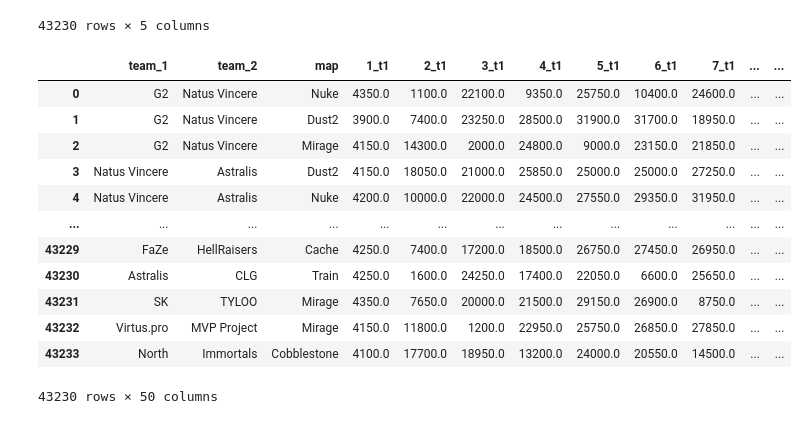
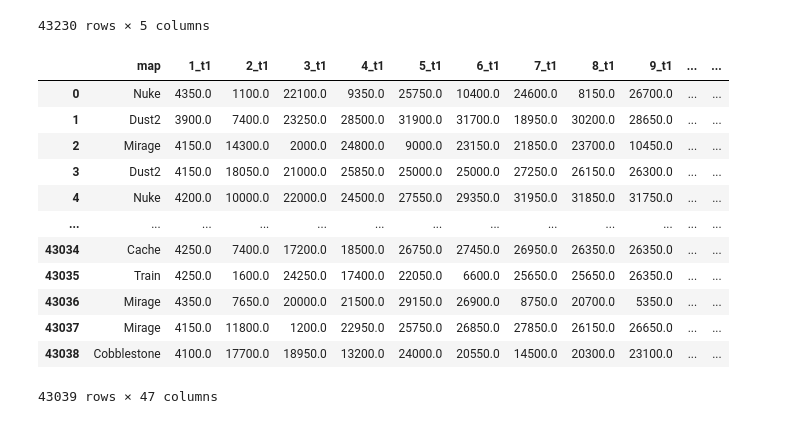
Before and after one commit to wilgaboury/cmsc320-final, a Jupyter notebook: final_project.ipynb, the cells around one changed output. Saved outputs shown, nothing was run; the diff lists cells and outputs as text; code cells hidden in the pictures.

```diff
--- a/final_project.ipynb
+++ b/final_project.ipynb
@@ -47,23 +48,30 @@ csgo_df[['t1_start_ct', '1_winner', '30_winner', 'map', 'win_ratio']]
 | 43233 | False | True | None | Cobblestone | 13 |
 43230 rows × 5 columns
 # %%
+maps = ["Nuke", "Dust2", "Mirage", "Train", "Cache", "Cobblestone", "Vertigo", "Inferno", "Overpass"]
+
 classifier_df = csgo_df.copy()
-classifier_df = classifier_df.drop(['event_id', 'match_id', 'date', 'best_of'], axis=1)
+classifier_df = classifier_df.drop(['event_id', 'match_id', 'date', 'best_of', 'team_1', 'team_2'], axis=1)
 classifier_df = classifier_df.drop(classifier_df.loc[:, '16_winner': '30_winner'].columns, axis=1)
 classifier_df = classifier_df.drop(classifier_df.loc[:, '16_t1': '30_t1'].columns, axis=1)
 classifier_df = classifier_df.drop(classifier_df.loc[:, '16_t2': '30_t2'].columns, axis=1)
+classifier_df = classifier_df.query("map in list(" + str(maps) + ")")
+classifier_df.reset_index(inplace = True, drop = True)
+label_df = classifier_df["win_ratio"]
+classifier_df = classifier_df.drop(['win_ratio'], axis=1)
+
 classifier_df
 # %% [output]
-|  | team_1 | team_2 | map | 1_t1 | 2_t1 | 3_t1 | 4_t1 | 5_t1 | 6_t1 | 7_t1 | ... | ... |
-| 0 | G2 | Natus Vincere | Nuke | 4350.0 | 1100.0 | 22100.0 | 9350.0 | 25750.0 | 10400.0 | 24600.0 | ... | ... |
-| 1 | G2 | Natus Vincere | Dust2 | 3900.0 | 7400.0 | 23250.0 | 28500.0 | 31900.0 | 31700.0 | 18950.0 | ... | ... |
-| 2 | G2 | Natus Vincere | Mirage | 4150.0 | 14300.0 | 2000.0 | 24800.0 | 9000.0 | 23150.0 | 21850.0 | ... | ... |
-| 3 | Natus Vincere | Astralis | Dust2 | 4150.0 | 18050.0 | 21000.0 | 25850.0 | 25000.0 | 25000.0 | 27250.0 | ... | ... |
-| 4 | Natus Vincere | Astralis | Nuke | 4200.0 | 10000.0 | 22000.0 | 24500.0 | 27550.0 | 29350.0 | 31950.0 | ... | ... |
+|  | map | 1_t1 | 2_t1 | 3_t1 | 4_t1 | 5_t1 | 6_t1 | 7_t1 | 8_t1 | 9_t1 | ... | ... |
+| 0 | Nuke | 4350.0 | 1100.0 | 22100.0 | 9350.0 | 25750.0 | 10400.0 | 24600.0 | 8150.0 | 26700.0 | ... | ... |
+| 1 | Dust2 | 3900.0 | 7400.0 | 23250.0 | 28500.0 | 31900.0 | 31700.0 | 18950.0 | 30200.0 | 28650.0 | ... | ... |
+| 2 | Mirage | 4150.0 | 14300.0 | 2000.0 | 24800.0 | 9000.0 | 23150.0 | 21850.0 | 23700.0 | 10450.0 | ... | ... |
+| 3 | Dust2 | 4150.0 | 18050.0 | 21000.0 | 25850.0 | 25000.0 | 25000.0 | 27250.0 | 26150.0 | 26300.0 | ... | ... |
+| 4 | Nuke | 4200.0 | 10000.0 | 22000.0 | 24500.0 | 27550.0 | 29350.0 | 31950.0 | 31850.0 | 31750.0 | ... | ... |
 | ... | ... | ... | ... | ... | ... | ... | ... | ... | ... | ... | ... | ... |
-| 43229 | FaZe | HellRaisers | Cache | 4250.0 | 7400.0 | 17200.0 | 18500.0 | 26750.0 | 27450.0 | 26950.0 | ... | ... |
-| 43230 | Astralis | CLG | Train | 4250.0 | 1600.0 | 24250.0 | 17400.0 | 22050.0 | 6600.0 | 25650.0 | ... | ... |
-| 43231 | SK | TYLOO | Mirage | 4350.0 | 7650.0 | 20000.0 | 21500.0 | 29150.0 | 26900.0 | 8750.0 | ... | ... |
-| 43232 | Virtus.pro | MVP Project | Mirage | 4150.0 | 11800.0 | 1200.0 | 22950.0 | 25750.0 | 26850.0 | 27850.0 | ... | ... |
-| 43233 | North | Immortals | Cobblestone | 4100.0 | 17700.0 | 18950.0 | 13200.0 | 24000.0 | 20550.0 | 14500.0 | ... | ... |
+| 43034 | Cache | 4250.0 | 7400.0 | 17200.0 | 18500.0 | 26750.0 | 27450.0 | 26950.0 | 26350.0 | 26350.0 | ... | ... |
+| 43035 | Train | 4250.0 | 1600.0 | 24250.0 | 17400.0 | 22050.0 | 6600.0 | 25650.0 | 25650.0 | 26350.0 | ... | ... |
+| 43036 | Mirage | 4350.0 | 7650.0 | 20000.0 | 21500.0 | 29150.0 | 26900.0 | 8750.0 | 20700.0 | 5350.0 | ... | ... |
+| 43037 | Mirage | 4150.0 | 11800.0 | 1200.0 | 22950.0 | 25750.0 | 26850.0 | 27850.0 | 26150.0 | 26650.0 | ... | ... |
+| 43038 | Cobblestone | 4100.0 | 17700.0 | 18950.0 | 13200.0 | 24000.0 | 20550.0 | 14500.0 | 20300.0 | 23100.0 | ... | ... |
-43230 rows × 50 columns
+43039 rows × 47 columns
```
Also changed, not shown: parts of 6 cells of this notebook.
